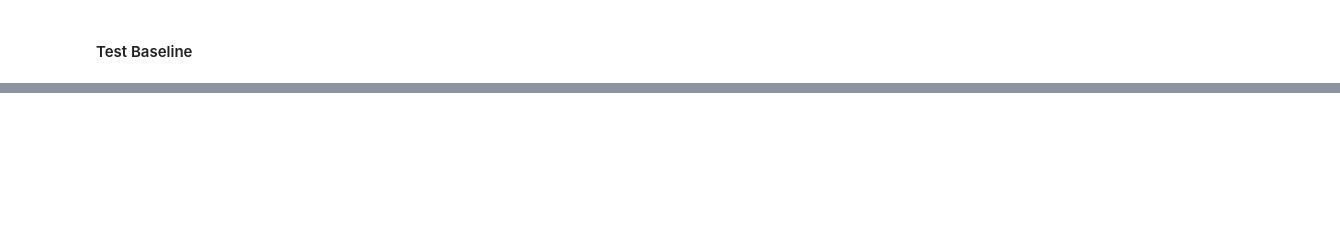
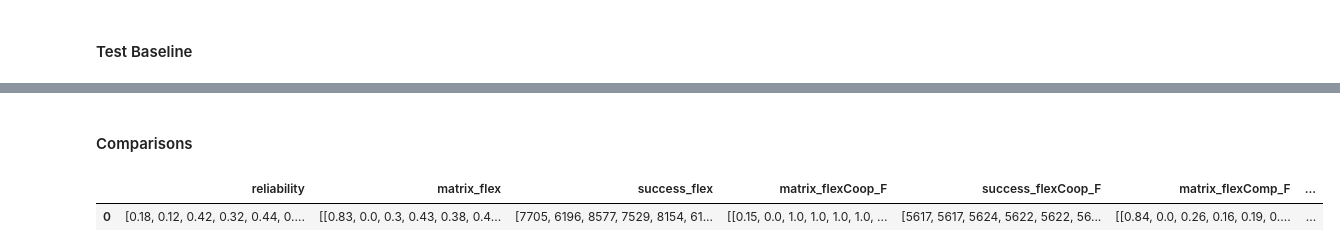
Before and after one commit to alicecwhuang/epistemic-altruism, a Jupyter notebook: model.ipynb, the cells around one changed output, grey strips where cells are left out. Saved outputs shown, nothing was run; the diff lists cells and outputs as text; code cells hidden in the pictures; blank space fills up the shorter version.

```diff
--- a/model.ipynb
+++ b/model.ipynb
@@ -314,0 +459,6 @@ df
+# %%
+df = pd.DataFrame(columns=['reliability', 'matrix', 'success'])
+for i in range(1):
+    m = flexCompModel(n=7, prior=30, w=1)
+    m.run()
+    df.loc[i] = [m.Rs, [[round(u[0]/sum(u), 2) for u in a.urn] for a in m.agents], [a.n_success for a in m.agents]]
@@ -314,0 +474,30 @@ df
+# %% [markdown]
+#### Comparisons
+# %%
+columns = ['reliability',
+           'matrix_flex', 'success_flex',
+           'matrix_flexCoop_F', 'success_flexCoop_F',
+           'matrix_flexComp_F', 'success_flexComp_F'
+          ]
+df = pd.DataFrame(columns=columns)
+n = 7
+prior = 10
+w = 1
+
+for i in range(1):
+    models = [flexModel(n=n, prior=prior),
+              flexCoopModel(n=n, prior=prior, w=w),
+              flexCompModel(n=n, prior=prior, w=w)]
+
+    data = []
+    data.append([a.r for a in m.agents])
+    for m in models:
+        m.run()
+        data.append([[round(u[0]/sum(u), 2) for u in a.urn] for a in m.agents])
+        data.append([a.n_success for a in m.agents])
+    df = pd.concat([df, pd.DataFrame([data], columns=columns)], ignore_index=True)
+# %%
+df
+# %% [output]
+|  | reliability | matrix_flex | success_flex | matrix_flexCoop_F | success_flexCoop_F | matrix_flexComp_F | ... |
+| 0 | [0.18, 0.12, 0.42, 0.32, 0.44, 0.... | [[0.83, 0.0, 0.3, 0.43, 0.38, 0.4... | [7705, 6196, 8577, 7529, 8154, 61... | [[0.15, 0.0, 1.0, 1.0, 1.0, 1.0, ... | [5617, 5617, 5624, 5622, 5622, 56... | [[0.84, 0.0, 0.26, 0.16, 0.19, 0.... | ... |
```
Also changed, not shown: parts of 21 cells of this notebook, 2 other files.
